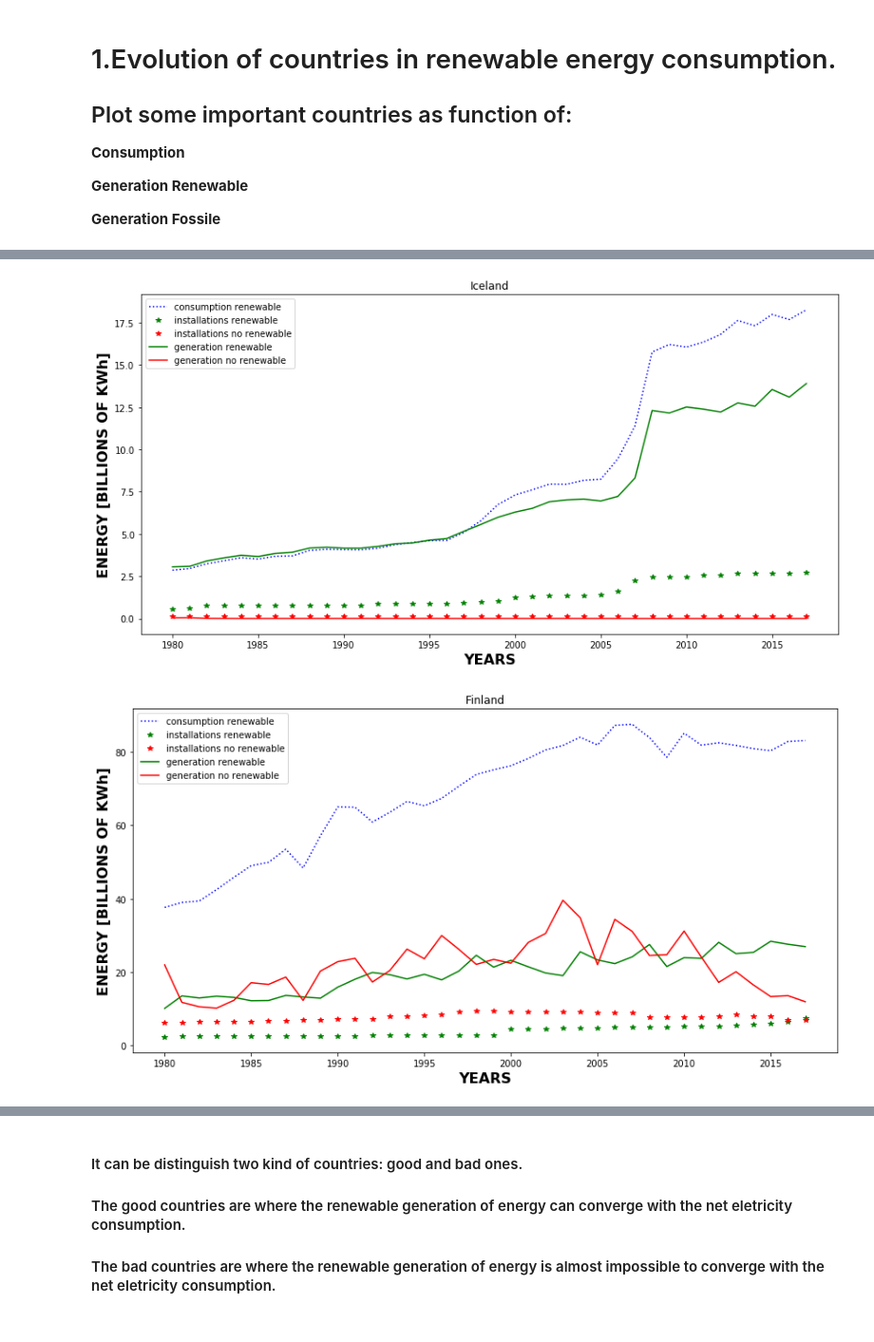
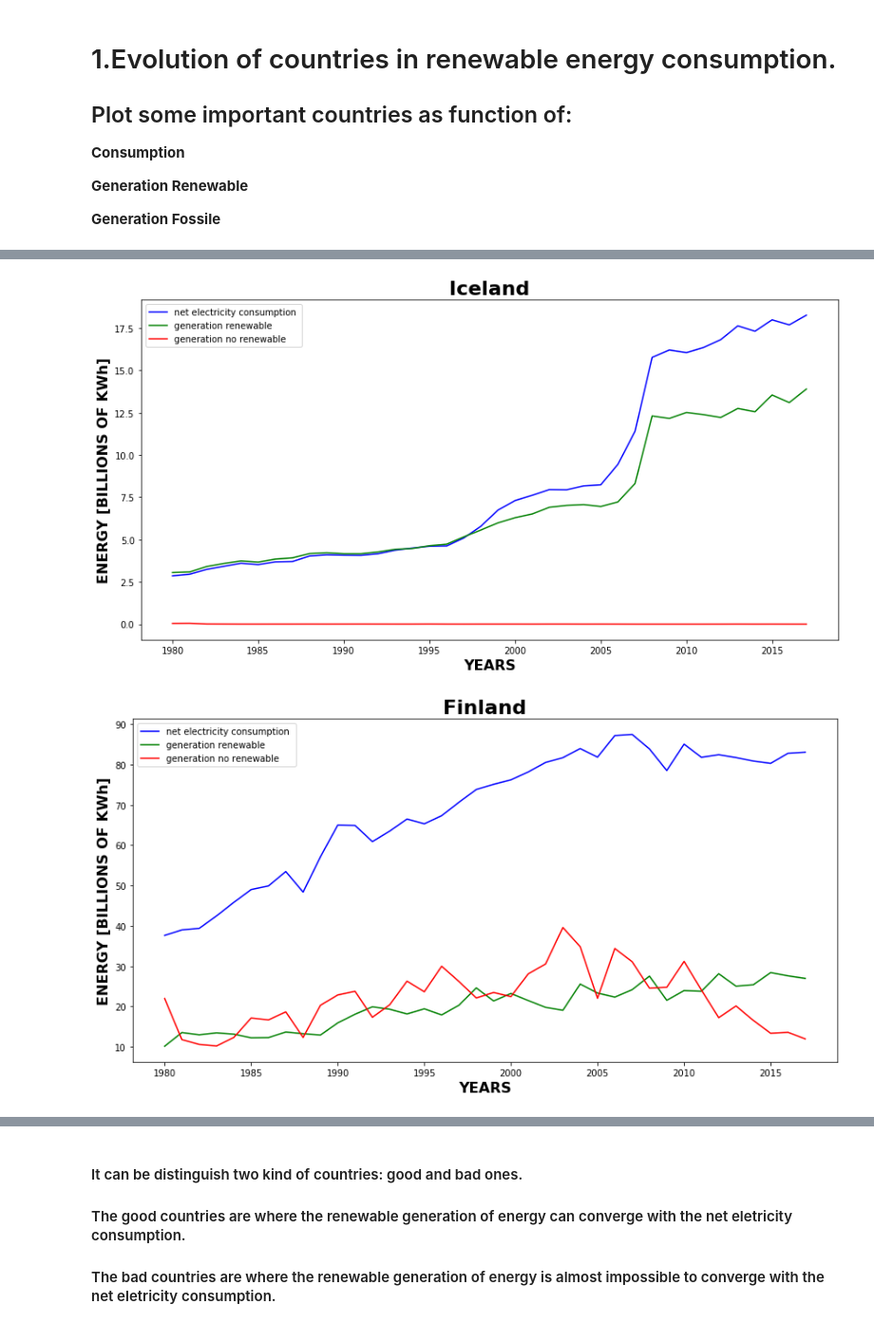
Before and after one commit to rubenmartinezlorente/Project-Week-8-Final-Project, a Jupyter notebook: jupyter_notebooks/2.data_analysis.ipynb, the cells around one changed output, grey strips where cells are left out. Shown: that part at 95% size. Saved outputs shown, nothing was run; the diff lists cells and outputs as text; code cells hidden in the pictures.

```diff
--- a/jupyter_notebooks/2.data_analysis.ipynb
+++ b/jupyter_notebooks/2.data_analysis.ipynb
@@ -40,15 +40,13 @@ countries= list(['Norway','Canada','Iceland','Finland','Denmark','China','United
 t = np.arange(1980,2018,1)
 for item in countries:
     fig,ax = plt.subplots(1, figsize=(14,7))
-    plt.plot(t,consumption[item], 'b:', label= 'consumption renewable')
-    plt.plot(t,installations_renewable[item], 'g*', label='installations renewable')
-    plt.plot(t,installations_norenewable[item], 'r*', label='installations no renewable')
+    plt.plot(t,consumption[item], 'b', label= 'net electricity consumption ')
     plt.plot(t,generation_renewable[item], 'g', label='generation renewable')
     plt.plot(t,generation_norenewable[item], 'r', label='generation no renewable')
     plt.legend = ax.legend(loc='upper left')
     plt.xlabel('YEARS',fontsize=16,fontweight='bold')
     plt.ylabel('ENERGY [BILLIONS OF KWh]',fontsize=16,fontweight='bold')
-    plt.title(item)
+    plt.title(item,fontsize=22,fontweight='bold')
     fig.savefig(f'../explored_data/plots_countries/{item}.png')
 
 plt.show()
@@ -58,2 +56,2 @@ plt.show()
-[figure, old version]
+[figure, new version]
-[figure, old version]
+[figure, new version]
```
Also changed, not shown: parts of 3 cells of this notebook, 4 other files.
